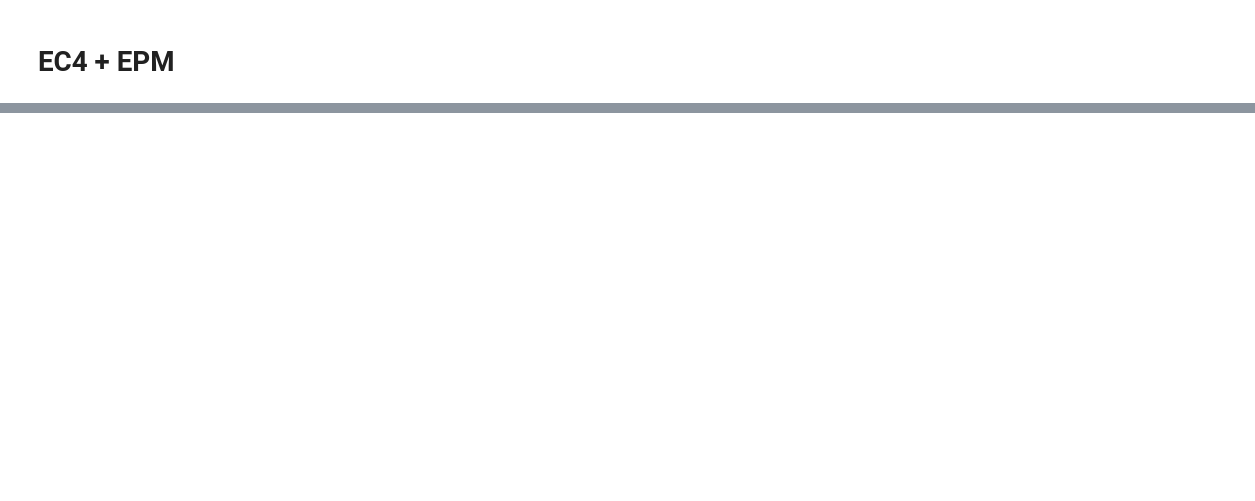
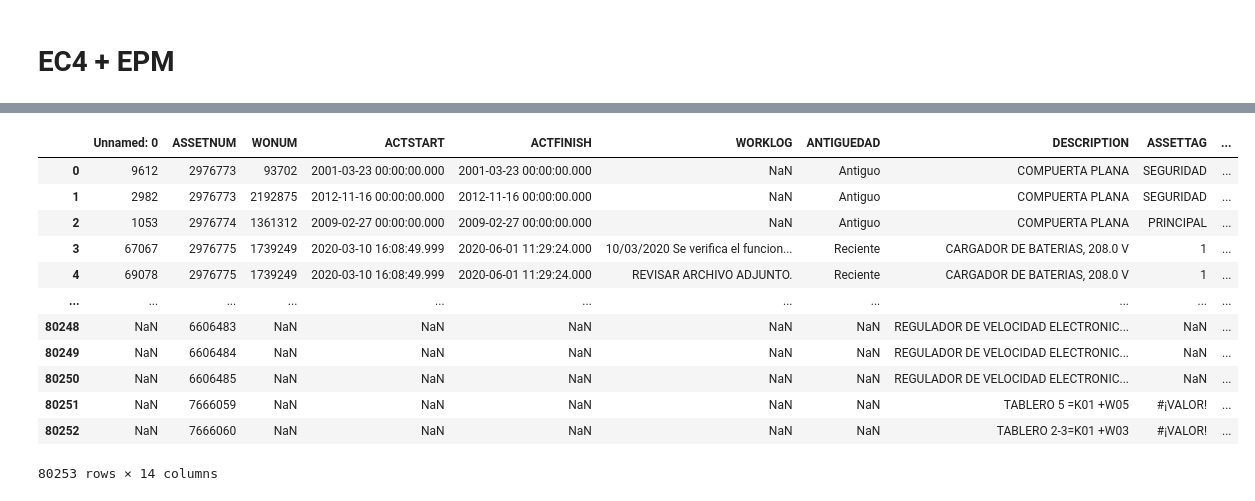
Before and after one commit to juanseleon1/DS4-Team74, a Jupyter notebook: PythonFiles/Santiago.ipynb, the cells around one changed output, grey strips where cells are left out. Cells and saved outputs as stored; diff of their text form; code cells hidden in the pictures; blank space fills up the shorter version.

```diff
--- a/PythonFiles/Santiago.ipynb
+++ b/PythonFiles/Santiago.ipynb
@@ -779,2 +763,4 @@ memory usage: 4.2+ MB
 # %%
 consolidado.WORKLOG = consolidado.WORKLOG.replace('Reporte No Disponible', np.nan)
+consolidado.ASSETNUM = consolidado.ASSETNUM.str.replace('.0', '')
+consolidado
@@ -934,0 +781,3 @@ dtype: object
+# %%
+consolidado.WORKLOG = consolidado.WORKLOG.str.replace('[*+]', '', regex=True)
+consolidado.head(10)
@@ -934,0 +796,4 @@ dtype: object
+# %%
+activos = pd.read_csv(repo_dir + '\Data\Activos.csv', delimiter=';', encoding='windows-1252', dtype='object')
+activos['INSTALLDATE'] = pd.to_datetime(activos['INSTALLDATE'])
+activos.info()
@@ -934,0 +819,6 @@ dtype: object
+# %%
+activos_filtered = activos[['ASSETNUM', 'DESCRIPTION', 'ASSETTAG', 'LOCATION', 'CLASSSTRUCTURE']]
+
+consolidado.ASSETNUM = consolidado.ASSETNUM.replace('Reporte No Disponible', np.nan)
+consolidado_assetinfo = consolidado.merge(activos_filtered, on='ASSETNUM', how='outer')
+consolidado_assetinfo.head()
@@ -934,0 +853,17 @@ dtype: object
+# %%
+consolidado_assetinfo = consolidado_assetinfo.join(consolidado_assetinfo['LOCATION'].str.split('_', 2, expand=True).rename(columns={0:'LOC_0', 1:'LOC_1', 2:'LOC_2'}))
+consolidado_assetinfo
+# %% [output]
+|  | Unnamed: 0 | ASSETNUM | WONUM | ACTSTART | ACTFINISH | WORKLOG | ANTIGUEDAD | DESCRIPTION | ASSETTAG | ... |
+| 0 | 9612 | 2976773 | 93702 | 2001-03-23 00:00:00.000 | 2001-03-23 00:00:00.000 | NaN | Antiguo | COMPUERTA PLANA | SEGURIDAD | ... |
+| 1 | 2982 | 2976773 | 2192875 | 2012-11-16 00:00:00.000 | 2012-11-16 00:00:00.000 | NaN | Antiguo | COMPUERTA PLANA | SEGURIDAD | ... |
+| 2 | 1053 | 2976774 | 1361312 | 2009-02-27 00:00:00.000 | 2009-02-27 00:00:00.000 | NaN | Antiguo | COMPUERTA PLANA | PRINCIPAL | ... |
+| 3 | 67067 | 2976775 | 1739249 | 2020-03-10 16:08:49.999 | 2020-06-01 11:29:24.000 | 10/03/2020 Se verifica el funcion... | Reciente | CARGADOR DE BATERIAS, 208.0 V | 1 | ... |
+| 4 | 69078 | 2976775 | 1739249 | 2020-03-10 16:08:49.999 | 2020-06-01 11:29:24.000 | REVISAR ARCHIVO ADJUNTO. | Reciente | CARGADOR DE BATERIAS, 208.0 V | 1 | ... |
+| ... | ... | ... | ... | ... | ... | ... | ... | ... | ... | ... |
+| 80248 | NaN | 6606483 | NaN | NaN | NaN | NaN | NaN | REGULADOR DE VELOCIDAD ELECTRONIC... | NaN | ... |
+| 80249 | NaN | 6606484 | NaN | NaN | NaN | NaN | NaN | REGULADOR DE VELOCIDAD ELECTRONIC... | NaN | ... |
+| 80250 | NaN | 6606485 | NaN | NaN | NaN | NaN | NaN | REGULADOR DE VELOCIDAD ELECTRONIC... | NaN | ... |
+| 80251 | NaN | 7666059 | NaN | NaN | NaN | NaN | NaN | TABLERO 5 =K01 +W05 | #¡VALOR! | ... |
+| 80252 | NaN | 7666060 | NaN | NaN | NaN | NaN | NaN | TABLERO 2-3=K01 +W03 | #¡VALOR! | ... |
+80253 rows × 14 columns
```
Also changed, not shown: parts of 25 cells of this notebook.
